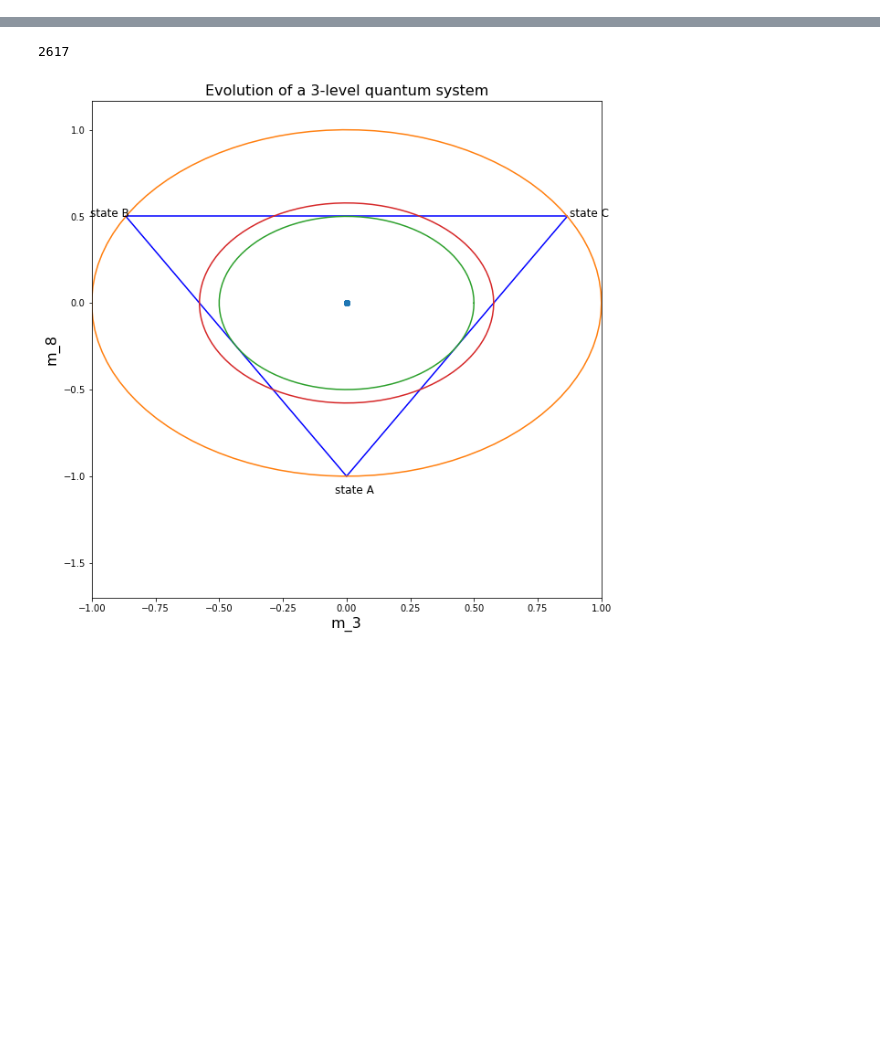
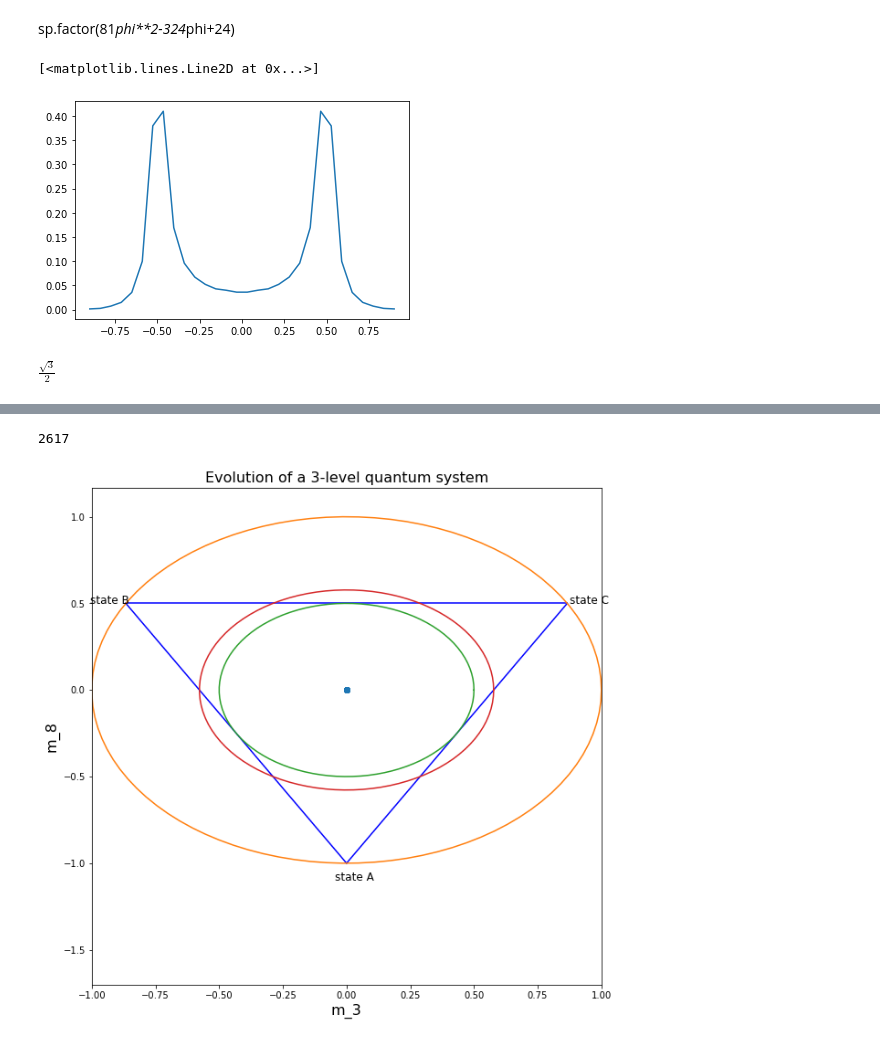
Before and after one commit to sheputis/master_thesis, a Jupyter notebook: RHO matrix.ipynb, the cells around one changed output, grey strips where cells are left out. Cells and saved outputs as stored; diff of their text form; code cells hidden in the pictures; blank space fills up the shorter version.

```diff
--- a/RHO matrix.ipynb
+++ b/RHO matrix.ipynb
@@ -58,0 +769,12 @@ m_8 = sp.Symbol("m_8")
+# %%
+h0 = (2/sp.sqrt(3))*sp.sin(phi)
+h1 = (2/sp.sqrt(3))*sp.sin(phi+(2*sp.pi)/3)
+h2 = (2/sp.sqrt(3))*sp.sin(phi+(4*sp.pi)/3)
+#sp.trigsimp(h1*h0*h2)
+B0 = lower.subs(k,0)
+B1 = lower.subs(k,1)
+B2 = lower.subs(k,2)
+sum_exp = (1/B0**2)+(1/B1**2)+(1/B2**2) + 2*( (1/(B0*B1))*sp.cos((h0-h1)*t) +(1/(B2*B1))*sp.cos((h2-h1)*t) +(1/(B0*B2))*sp.cos((h0-h2)*t) )
+factor = (1-n_8**2)/(eps+1/eps)
+Full_expr = sum_exp*factor*factor
+Full_expr
@@ -58,0 +853,26 @@ m_8 = sp.Symbol("m_8")
+# %% [markdown]
+sp.factor(81*phi**2-324*phi+24)
+# %%
+n_8_l = np.linspace(-0.9,0.9,30)
+EPS = 0.1
+max_l=[]
+
+t= sp.Symbol("t")
+t_=np.linspace(0,100,50)
+Full_expr = Full_expr.subs(eps,EPS)
+for n in n_8_l:
+    PHI = det_to_phi(det_exp_f(EPS,n))
+    f_temp = Full_expr.subs(n_8,n)
+    f_ = lambdify(t,f_temp.subs(phi,PHI),"numpy")
+    #display(F.subs(phi,PHI))
+    #print(f_(t_))
+    max_l.append(max(f_(t_)))
+plt.plot(n_8_l,max_l)
+# %% [output]
+[<matplotlib.lines.Line2D at 0x...>]
+[figure, added]
+# %%
+sp.sin(sp.pi*(8/sp.sympify(3)))
+#sp.pi*(8/sp.sympify(3))
+# %% [output]
+$\displaystyle \frac{\sqrt{3}}{2}$
```
Also changed, not shown: parts of 52 cells of this notebook, 1 other file.
